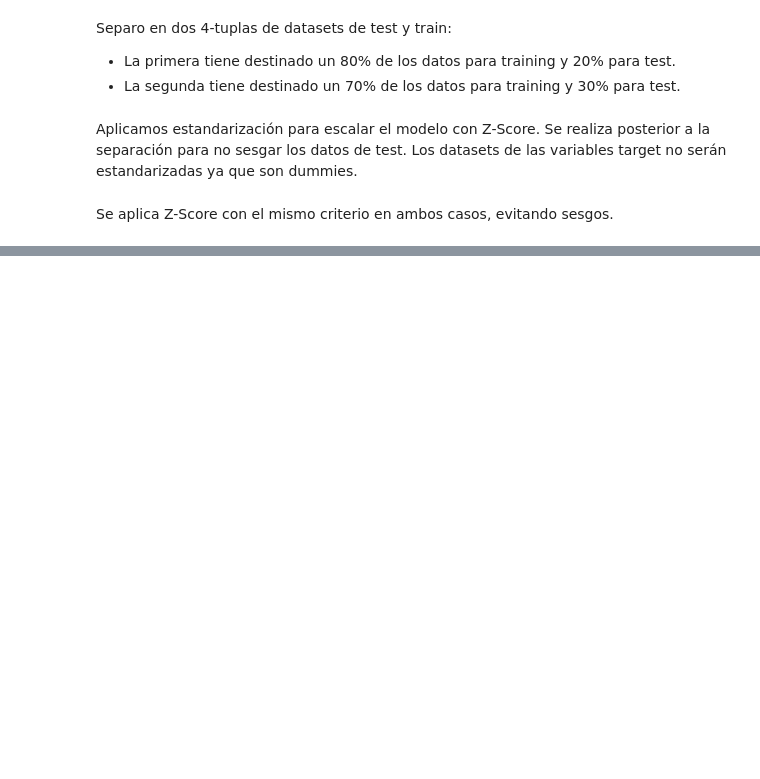
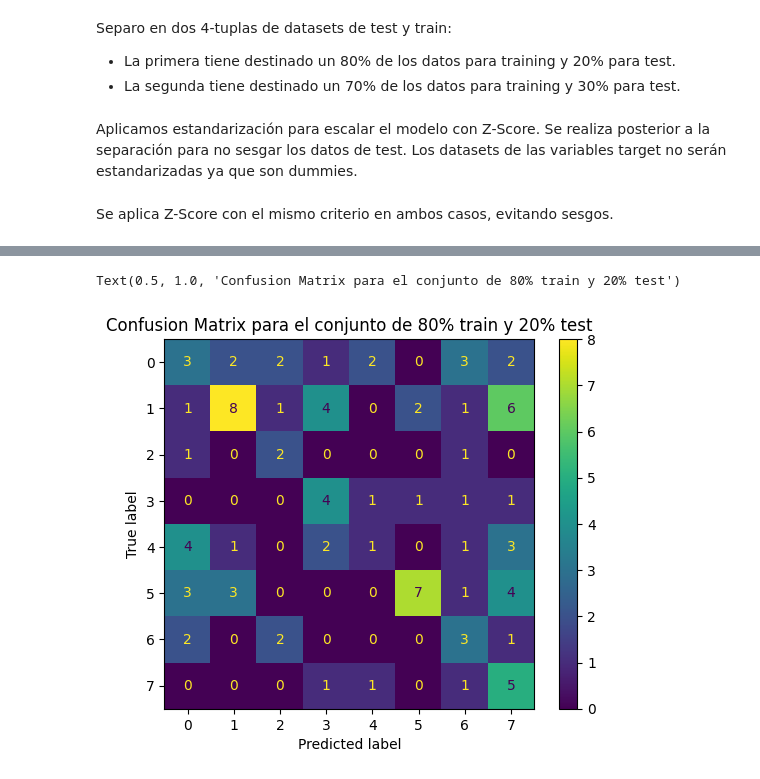
Before and after one commit to bpace1/TP2-Mineria-De-Datos, a Jupyter notebook: Tp_2.ipynb, the cells around one changed output, grey strips where cells are left out. Saved outputs shown, nothing was run; the diff lists cells and outputs as text; code cells hidden in the pictures; blank space fills up the shorter version.

```diff
--- a/Tp_2.ipynb
+++ b/Tp_2.ipynb
@@ -824,6 +815,6 @@ Defino que mi columna target es 'TipoPokemon'. Como es una columna categórica,
 # %%
 X_pokemon = df_pokemon_final.drop(['TipoPokemon', 'Nombre'], axis=1)
-y_pokemon = pd.get_dummies(df_pokemon_final['TipoPokemon'], dtype=int)
+y_pokemon = df_pokemon_final['TipoPokemon']
 # %% [markdown]
 Separo en dos 4-tuplas de datasets de test y train:
 - La primera tiene destinado un 80% de los datos para training y 20% para test.
@@ -850,0 +848,8 @@ X_test_30_std: pd.DataFrame = pd.DataFrame(X_70.transform(X_test_30), columns=X_
+# %%
+tree_class_pokemon:  DecisionTreeClassifier =  DecisionTreeClassifier(random_state=42, class_weight='balanced')
+
+parametros = {
+    'max_depth': [3, 4, 5, 6, 7, 8, 10, 12, 15, 20],
+    'min_samples_leaf': [1, 2, 4, 5, 6, 8, 10],
+    'min_samples_split': [2, 3, 4, 5, 6, 8, 10]
+}
@@ -850,0 +858,26 @@ X_test_30_std: pd.DataFrame = pd.DataFrame(X_70.transform(X_test_30), columns=X_
+# %%
+grid_pokemon_80: GridSearchCV = GridSearchCV(tree_class_pokemon,parametros, cv=5, scoring='accuracy', n_jobs=-1)
+
+grid_pokemon_80.fit(X_train_80_std, y_train_80)
+
+y_predict_20 = grid_pokemon_80.predict(X_test_20_std)
+
+tree_pokemon_80 = grid_pokemon_80.best_estimator_
+
+export_graphviz(tree_pokemon_80, out_file='tree_class_pokemon_80.dot',
+                feature_names=X_train_80_std.columns,
+                class_names=y_test_20,
+                filled=True, rounded=True, proportion=False)
+
+
+print("Información de la estructura del árbol:\n")
+print(f"Profundidad del árbol: {tree_pokemon_80.get_depth()}")
+print(f"Número de hojas: {tree_pokemon_80.get_n_leaves()}")
+print(f"Número total de nodos: {tree_pokemon_80.tree_.node_count}")
+
+print("--------------------------------------------------------------------------------\n")
+print(f'Precision score: {precision_score(y_test_20, y_predict_20, average='weighted')}')
+print(f'Recall score: {recall_score(y_test_20, y_predict_20, average='weighted')}')
+print(f'accuracy_score: {accuracy_score(y_test_20, y_predict_20)}')
+
+Source.from_file('tree_class_pokemon_80.dot')
@@ -850,0 +896,8 @@ X_test_30_std: pd.DataFrame = pd.DataFrame(X_70.transform(X_test_30), columns=X_
+# %%
+confusion_matrix_80 = confusion_matrix(y_test_20, y_predict_20)
+
+ConfusionMatrixDisplay(confusion_matrix_80).plot()
+plt.title('Confusion Matrix para el conjunto de 80% train y 20% test');
+# %% [output]
+Text(0.5, 1.0, 'Confusion Matrix para el conjunto de 80% train y 20% test')
+[figure, added]
```
Also changed, not shown: parts of 22 cells of this notebook.
